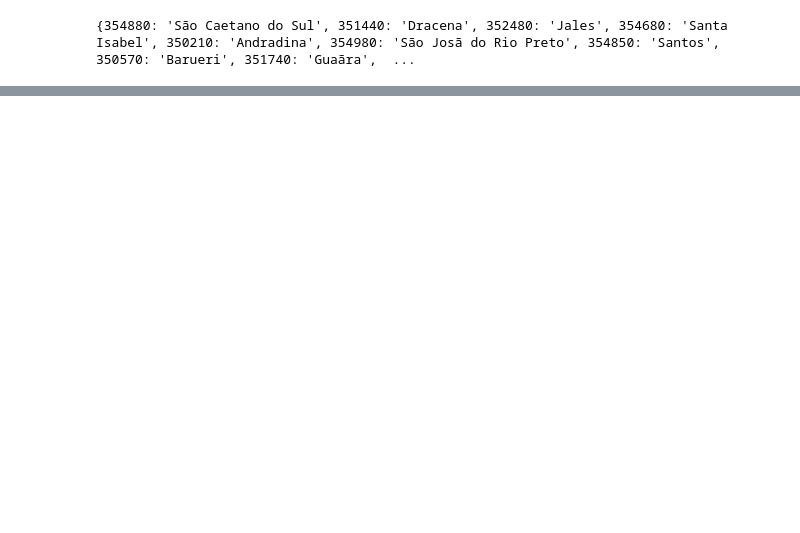
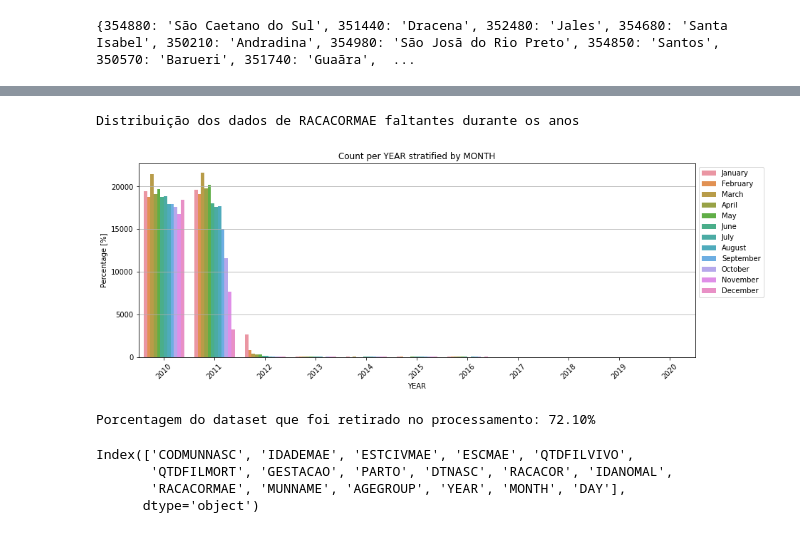
Before and after one commit to Kotzly/DS4H_Course, a Jupyter notebook: notebooks/DS4H_full.ipynb, the cells around one changed output, grey strips where cells are left out. Saved outputs shown, nothing was run; the diff lists cells and outputs as text; code cells hidden in the pictures; blank space fills up the shorter version.

```diff
--- a/notebooks/DS4H_full.ipynb
+++ b/notebooks/DS4H_full.ipynb
@@ -106,5 +211,6 @@ print(cities_dict)
 # %%
-df = process_sinasc(union_df)
+df = process_sinasc(union_df, city_code_dict=cities_dict)
+df = code_to_str(df)
 # %% [output]
 A value is trying to be set on a copy of a slice from a DataFrame.
 Try using .loc[row_indexer,col_indexer] = value instead
@@ -113,0 +279,21 @@ See the caveats in the documentation: https://pandas.pydata.org/pandas-docs/stab
+# %%
+filled = df.fillna("NULL")
+filled = filled[filled.RACACORMAE == "NULL"]
+
+print("Distribuição dos dados de RACACORMAE faltantes durante os anos")
+pct_plot(filled, "YEAR", "MONTH", percentage=False);
+# %% [output]
+Distribuição dos dados de RACACORMAE faltantes durante os anos
+[figure, added]
+# %%
+perc = 100 * (1 - (len(df) / len(union_df)))
+print("Porcentagem do dataset que foi retirado no processamento: {:.2f}%".format(perc))
+# %% [output]
+Porcentagem do dataset que foi retirado no processamento: 72.10%
+# %%
+df.columns
+# %% [output]
+Index(['CODMUNNASC', 'IDADEMAE', 'ESTCIVMAE', 'ESCMAE', 'QTDFILVIVO',
+       'QTDFILMORT', 'GESTACAO', 'PARTO', 'DTNASC', 'RACACOR', 'IDANOMAL',
+       'RACACORMAE', 'MUNNAME', 'AGEGROUP', 'YEAR', 'MONTH', 'DAY'],
+      dtype='object')
```
Also changed, not shown: parts of 62 cells of this notebook.
